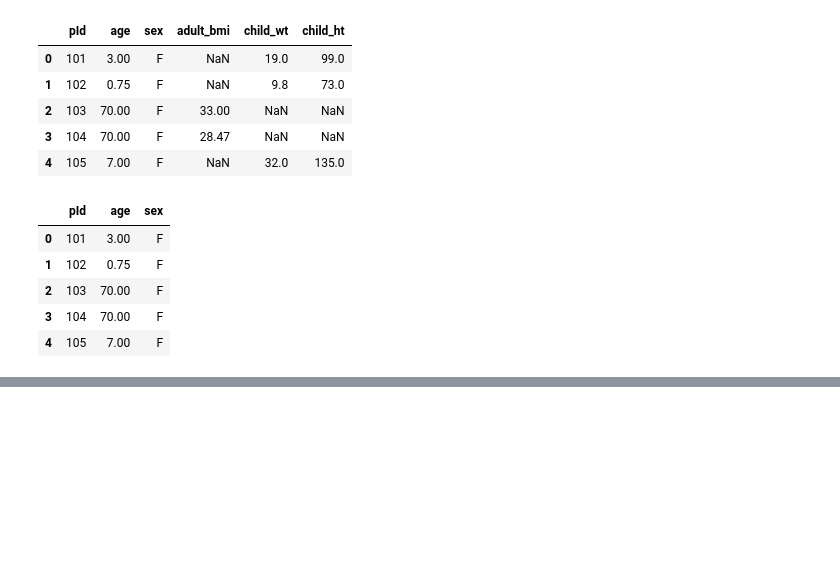
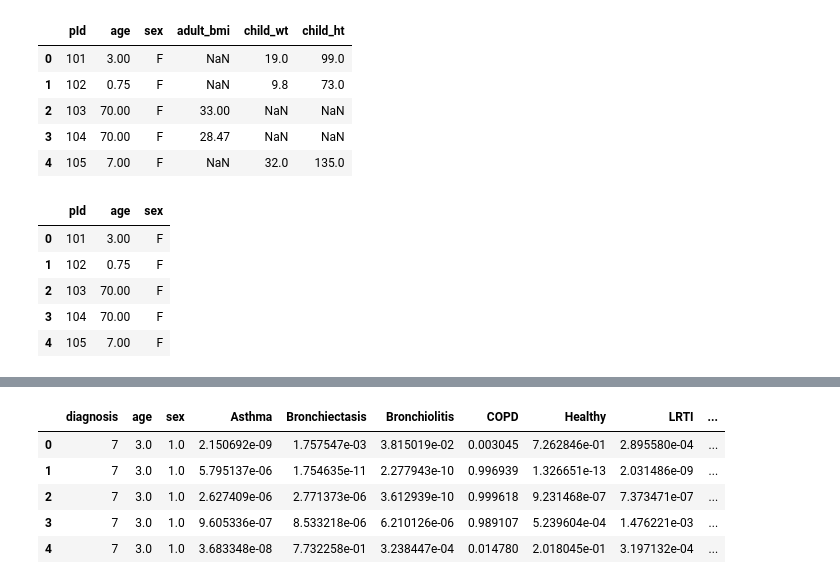
Before and after one commit to danaelisanicolas/Detecting-Respiratory-Disease, a Jupyter notebook: code/part-5-training-with-text-data.ipynb, the cells around one changed output, grey strips where cells are left out. Drawn from its saved outputs; the diff is of its cells as text; code cells hidden in the pictures; blank space fills up the shorter version.

```diff
--- a/code/part-5-training-with-text-data.ipynb
+++ b/code/part-5-training-with-text-data.ipynb
@@ -113,0 +253,10 @@ for pid in pids:
+# %%
+final_df.reset_index()
+final_df.head()
+# %% [output]
+|  | diagnosis | age | sex | Asthma | Bronchiectasis | Bronchiolitis | COPD | Healthy | LRTI | ... |
+| 0 | 7 | 3.0 | 1.0 | 2.150692e-09 | 1.757547e-03 | 3.815019e-02 | 0.003045 | 7.262846e-01 | 2.895580e-04 | ... |
+| 1 | 7 | 3.0 | 1.0 | 5.795137e-06 | 1.754635e-11 | 2.277943e-10 | 0.996939 | 1.326651e-13 | 2.031486e-09 | ... |
+| 2 | 7 | 3.0 | 1.0 | 2.627409e-06 | 2.771373e-06 | 3.612939e-10 | 0.999618 | 9.231468e-07 | 7.373471e-07 | ... |
+| 3 | 7 | 3.0 | 1.0 | 9.605336e-07 | 8.533218e-06 | 6.210126e-06 | 0.989107 | 5.239604e-04 | 1.476221e-03 | ... |
+| 4 | 7 | 3.0 | 1.0 | 3.683348e-08 | 7.732258e-01 | 3.238447e-04 | 0.014780 | 2.018045e-01 | 3.197132e-04 | ... |
```
Also changed, not shown: parts of 86 cells of this notebook, 3 other files.
